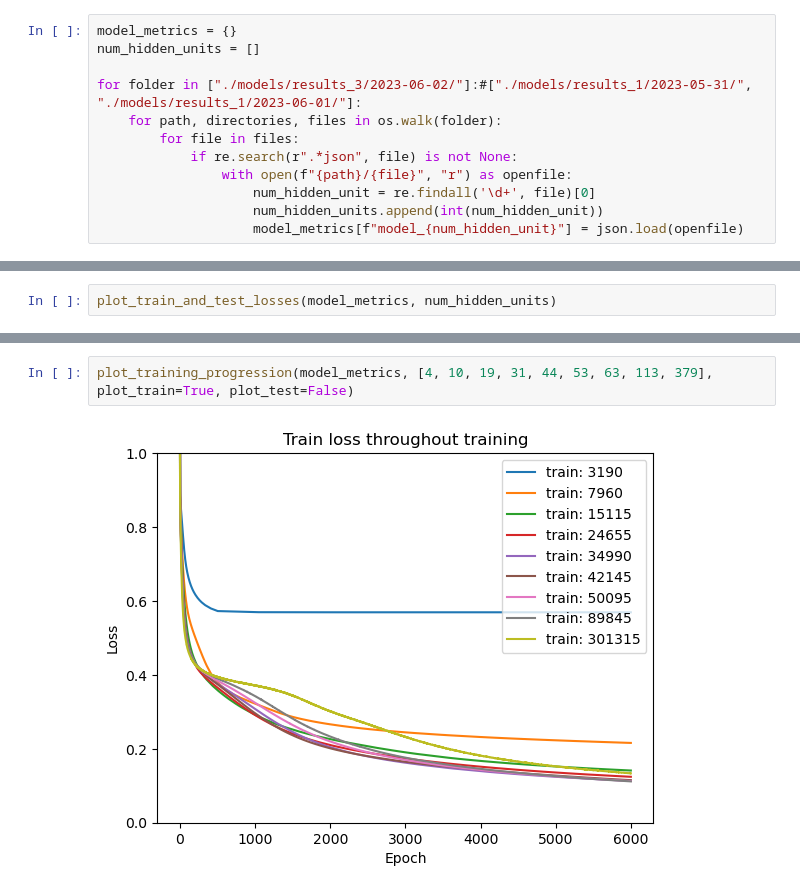
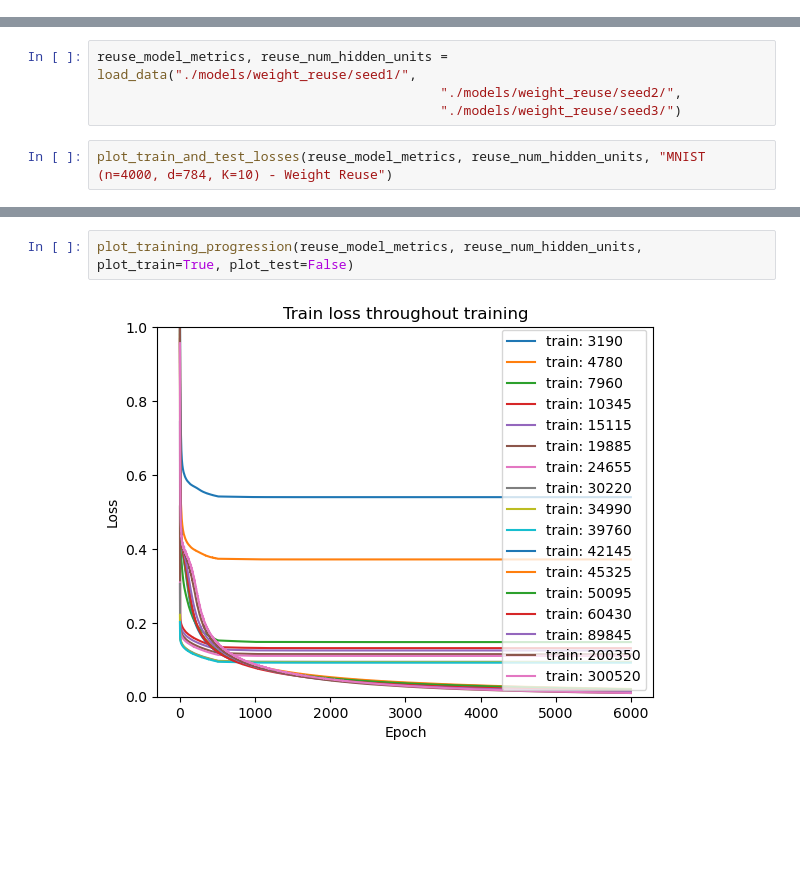
Before and after one commit to Dave69178/double_descent_reproduction, a Jupyter notebook: analysis.ipynb, the cells around one changed output, grey strips where cells are left out. Saved outputs shown, nothing was run; the diff lists cells and outputs as text; blank space fills up the shorter version.

Commit message:
Add load_data function and refactor analysis.ipynb
- Also include graphs with updated run data

```diff
--- a/analysis.ipynb
+++ b/analysis.ipynb
@@ -70,12 +7,0 @@ def plot_training_progression(model_metrics, num_hidden_units, plot_train=True,
-# %%
-model_metrics = {}
-num_hidden_units = []
-
-for folder in ["./models/results_3/2023-06-02/"]:#["./models/results_1/2023-05-31/", "./models/results_1/2023-06-01/"]:
-    for path, directories, files in os.walk(folder):
-        for file in files:
-            if re.search(r".*json", file) is not None:
-                with open(f"{path}/{file}", "r") as openfile:
-                    num_hidden_unit = re.findall('\d+', file)[0]
-                    num_hidden_units.append(int(num_hidden_unit))
-                    model_metrics[f"model_{num_hidden_unit}"] = json.load(openfile)
@@ -86,2 +7,0 @@ num_hidden_units
-# %%
-plot_train_and_test_losses(model_metrics, num_hidden_units)
@@ -93,0 +104,6 @@ num_hidden_units
+# %%
+reuse_model_metrics, reuse_num_hidden_units = load_data("./models/weight_reuse/seed1/",
+                                            "./models/weight_reuse/seed2/",
+                                            "./models/weight_reuse/seed3/")
+# %%
+plot_train_and_test_losses(reuse_model_metrics, reuse_num_hidden_units, "MNIST (n=4000, d=784, K=10) - Weight Reuse")
@@ -94,4 +121,4 @@ num_hidden_units
 # %%
-plot_training_progression(model_metrics, [4, 10, 19, 31, 44, 53, 63, 113, 379], plot_train=True, plot_test=False)
+plot_training_progression(reuse_model_metrics, reuse_num_hidden_units, plot_train=True, plot_test=False)
 # %% [output]
-[figure, old version]
+[figure, new version]
```
Also changed, not shown: parts of 9 cells of this notebook.
